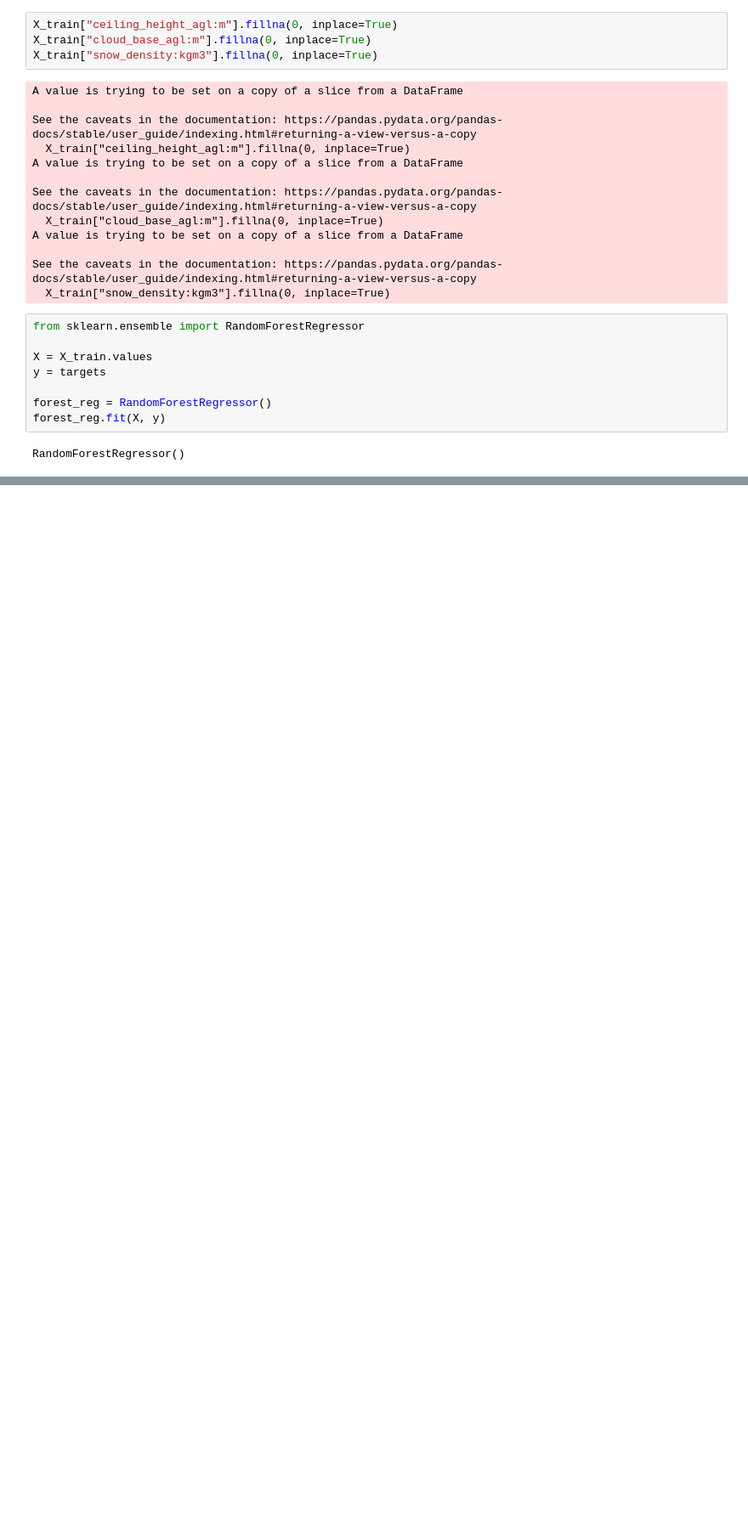
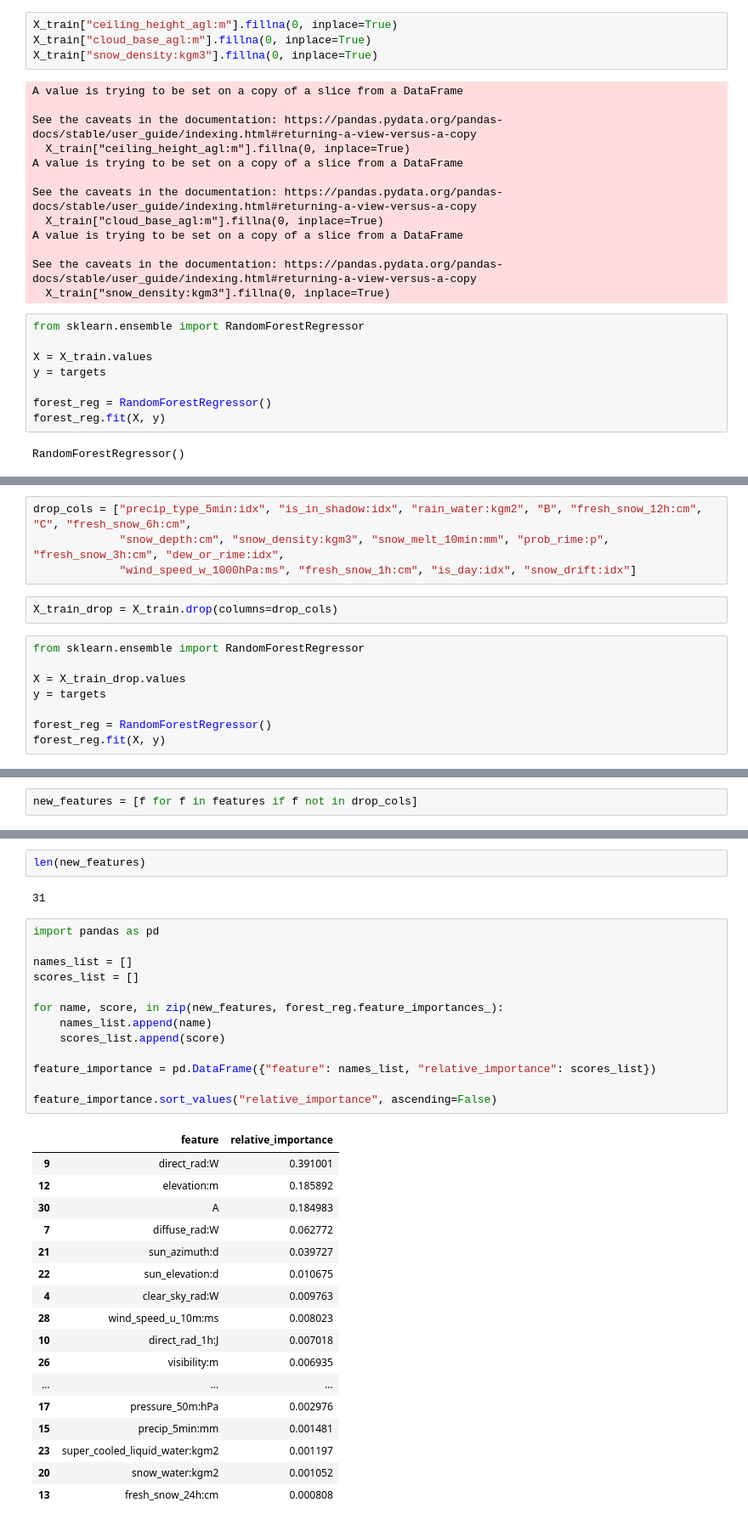
Before and after one commit to taheeraahmed/tdt4173-project, a Jupyter notebook: all_features.ipynb, the cells around one changed output, grey strips where cells are left out. Shown at 85% size. Drawn from its saved outputs; the diff is of its cells as text; blank space fills up the shorter version.

```diff
--- a/all_features.ipynb
+++ b/all_features.ipynb
@@ -57,0 +117,14 @@ MSE on training data: 0.08198680249409214
+# %%
+drop_cols = ["precip_type_5min:idx", "is_in_shadow:idx", "rain_water:kgm2", "B", "fresh_snow_12h:cm", "C", "fresh_snow_6h:cm",
+             "snow_depth:cm", "snow_density:kgm3", "snow_melt_10min:mm", "prob_rime:p", "fresh_snow_3h:cm", "dew_or_rime:idx",
+             "wind_speed_w_1000hPa:ms", "fresh_snow_1h:cm", "is_day:idx", "snow_drift:idx"]
+# %%
+X_train_drop = X_train.drop(columns=drop_cols)
+# %%
+from sklearn.ensemble import RandomForestRegressor
+
+X = X_train_drop.values
+y = targets
+
+forest_reg = RandomForestRegressor()
+forest_reg.fit(X, y)
@@ -57,0 +137,2 @@ MSE on training data: 0.08198680249409214
+# %%
+new_features = [f for f in features if f not in drop_cols]
@@ -57,0 +152,35 @@ MSE on training data: 0.08198680249409214
+# %%
+len(new_features)
+# %% [output]
+31
+# %%
+import pandas as pd
+
+names_list = []
+scores_list = []
+
+for name, score, in zip(new_features, forest_reg.feature_importances_):
+    names_list.append(name)
+    scores_list.append(score)
+
+feature_importance = pd.DataFrame({"feature": names_list, "relative_importance": scores_list})
+
+feature_importance.sort_values("relative_importance", ascending=False)
+# %% [output]
+|  | feature | relative_importance |
+| 9 | direct_rad:W | 0.391001 |
+| 12 | elevation:m | 0.185892 |
+| 30 | A | 0.184983 |
+| 7 | diffuse_rad:W | 0.062772 |
+| 21 | sun_azimuth:d | 0.039727 |
+| 22 | sun_elevation:d | 0.010675 |
+| 4 | clear_sky_rad:W | 0.009763 |
+| 28 | wind_speed_u_10m:ms | 0.008023 |
+| 10 | direct_rad_1h:J | 0.007018 |
+| 26 | visibility:m | 0.006935 |
+| ... | ... | ... |
+| 17 | pressure_50m:hPa | 0.002976 |
+| 15 | precip_5min:mm | 0.001481 |
+| 23 | super_cooled_liquid_water:kgm2 | 0.001197 |
+| 20 | snow_water:kgm2 | 0.001052 |
+| 13 | fresh_snow_24h:cm | 0.000808 |
```
Also changed, not shown: parts of 15 cells of this notebook.
